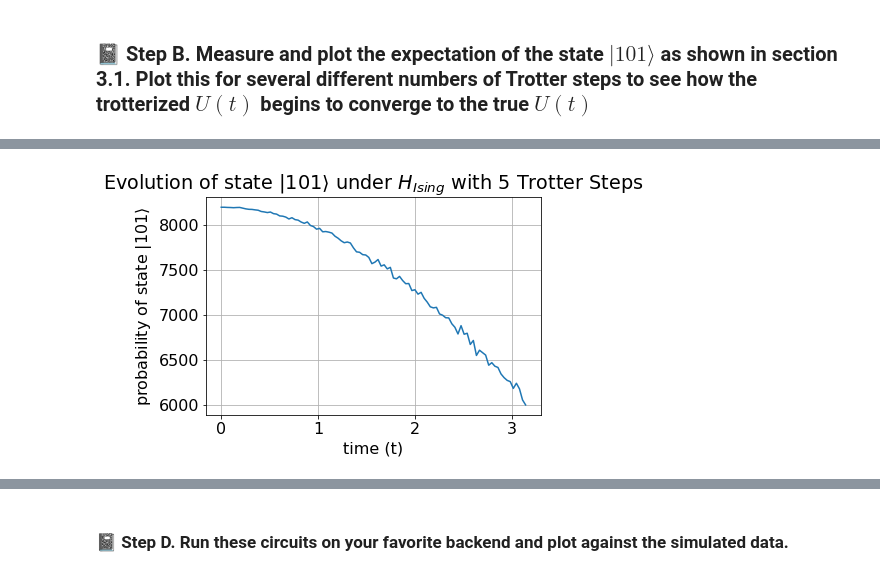
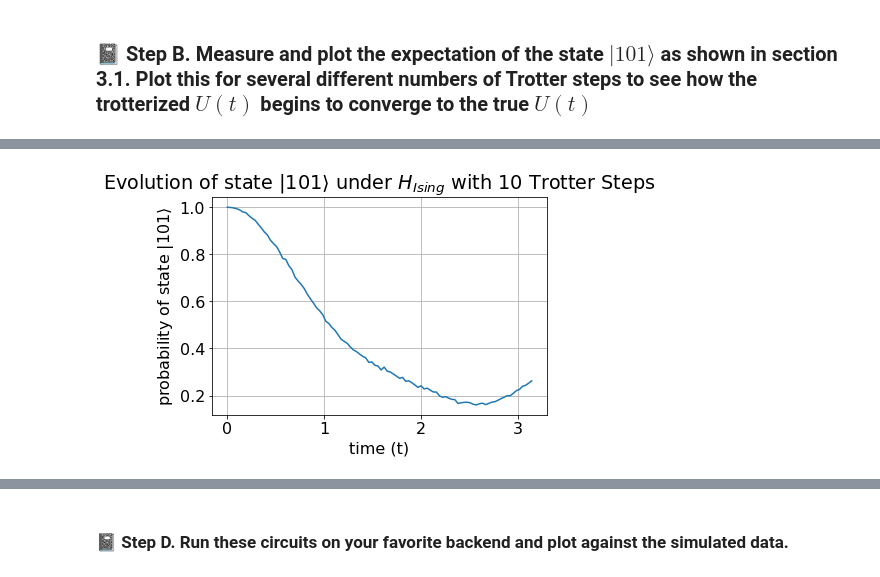
Before and after one commit to MRVallee/QuantumComputng, a Jupyter notebook: Lab-2_Quantum-Simulation.ipynb, the cells around one changed output, grey strips where cells are left out. Drawn from its saved outputs; the diff is of its cells as text; code cells hidden in the pictures.

```diff
--- a/Lab-2_Quantum-Simulation.ipynb
+++ b/Lab-2_Quantum-Simulation.ipynb
@@ -333,18 +333,20 @@ def U_circuit(q, q_list, t, J, g, m):
     theta_1 = (t * J) / m
     theta_2 = (t * J * g) / m
 
-    #loop to create gates
-    for i in range(0, q - 1):
-        circuit.rzz(theta_1, i, i + 1)
-        circuit.rx(theta_2, i)
+    #loop to create gates.  Sperate loop over this loop for
+    # number of Trotter Steps
+    for j in range (0, m):
+        for i in range(0, q - 1):
+            circuit.rzz(theta_1, i, i + 1)
+            circuit.rx(theta_2, i)
 
-    #final x gate needs to be added after loop
-    circuit.rx(theta_2, q - 1)
+        #final x gate needs to be added after loop
+        circuit.rx(theta_2, q - 1)
 
-    #return circuit object
+        #return circuit object
     return circuit
 
 #test code
-u_circ = U_circuit(3, [1,0,1], 1, 1, 1, 1)
+u_circ = U_circuit(3, [1,0,1], 1, 1, 1, 2)
 u_circ.draw()
 # %% [output]
@@ -365,18 +367,23 @@ c: 3/═════════════════════════
 # A suggestion to run this quickly is to use the Aer simulator backend.  For extra points, plot the time evolution
 #  using a real device
 
+#Simulate quantum computer
 sim = Aer.get_backend('aer_simulator')
 
-# Define array of time points
+#Define array of time points
 ts = np.linspace(0, np.pi, 100)
 
+#Number of shots to use for sircuit
 shots = 8192
 
+#Add measure gates to circuit
 measure_ZZZ = QuantumCircuit(3)
 measure_ZZZ.measure_all()
 
+#Define array for storing number of 101 states
 count_101 = np.empty(100)
 
+#Loop over circuit for 1 Trotter Step
 for i in range(0, 100):
     qc = U_circuit(3, [1,0,1], ts[i], 1, 1, 1)
     circuit = qc.compose(measure_ZZZ)
@@ -387,34 +394,14 @@ for i in range(0, 100):
     count_101[i] = sim_counts.get('101')
 
 # Plot evolution of |101>
-plt.plot(ts, count_101)
+plt.plot(ts, count_101/shots)
 plt.xlabel('time (t)')
 plt.ylabel(r'probability of state $|101\rangle$')
 plt.title(r'Evolution of state $|101\rangle$ under $H_{Ising}$ with 1 Trotter Step')
 plt.grid()
 plt.show()
 
-for i in range(0, 100):
-    qc = U_circuit(3, [1,0,1], ts[i], 1, 1, 2)
-    circuit = qc.compose(measure_ZZZ)
-
-    output = sim.run(circuit, shots=shots)
-    sim_results = output.result()
-    sim_counts = sim_results.get_counts(circuit)
-    count_101[i] = sim_counts.get('101')
-
-    #print(sim_counts)
-    #print(sim_counts.get('101'))
-
-# Plot evolution of |101>
-plt.plot(ts, count_101)
-plt.xlabel('time (t)')
-plt.ylabel(r'probability of state $|101\rangle$')
-plt.title(r'Evolution of state $|101\rangle$ under $H_{Ising}$ with 2 Trotter Steps')
-plt.grid()
-plt.show()
-
-
+#Loop over circuit for 5 Trotter Steps
 for i in range(0, 100):
     qc = U_circuit(3, [1,0,1], ts[i], 1, 1, 5)
     circuit = qc.compose(measure_ZZZ)
@@ -424,14 +411,47 @@ for i in range(0, 100):
     sim_counts = sim_results.get_counts(circuit)
     count_101[i] = sim_counts.get('101')
 
-    #print(sim_counts)
-    #print(sim_counts.get('101'))
-
 # Plot evolution of |101>
-plt.plot(ts, count_101)
+plt.plot(ts, count_101/shots)
 plt.xlabel('time (t)')
 plt.ylabel(r'probability of state $|101\rangle$')
 plt.title(r'Evolution of state $|101\rangle$ under $H_{Ising}$ with 5 Trotter Steps')
 plt.grid()
 plt.show()
+
+#Loop over circuit for 10 Trotter Steps
+for i in range(0, 100):
+    qc = U_circuit(3, [1,0,1], ts[i], 1, 1, 10)
+    circuit = qc.compose(measure_ZZZ)
+
+    output = sim.run(circuit, shots=shots)
+    sim_results = output.result()
+    sim_counts = sim_results.get_counts(circuit)
+    count_101[i] = sim_counts.get('101')
+
+# Plot evolution of |101>
+plt.plot(ts, count_101/shots)
+plt.xlabel('time (t)')
+plt.ylabel(r'probability of state $|101\rangle$')
+plt.title(r'Evolution of state $|101\rangle$ under $H_{Ising}$ with 10 Trotter Steps')
+plt.grid()
+plt.show()
+
+#Loop over circuit for 20 Trotter Steps
+for i in range(0, 100):
+    qc = U_circuit(3, [1,0,1], ts[i], 1, 1, 20)
+    circuit = qc.compose(measure_ZZZ)
+
+    output = sim.run(circuit, shots=shots)
+    sim_results = output.result()
+    sim_counts = sim_results.get_counts(circuit)
+    count_101[i] = sim_counts.get('101')
+
+# Plot evolution of |101>
+plt.plot(ts, count_101/shots)
+plt.xlabel('time (t)')
+plt.ylabel(r'probability of state $|101\rangle$')
+plt.title(r'Evolution of state $|101\rangle$ under $H_{Ising}$ with 20 Trotter Steps')
+plt.grid()
+plt.show()
 # %% [output]
@@ -440 +460 @@ plt.show()
-[figure, old version]
+[figure, new version]
```
Also changed, not shown: parts of 6 cells of this notebook.
